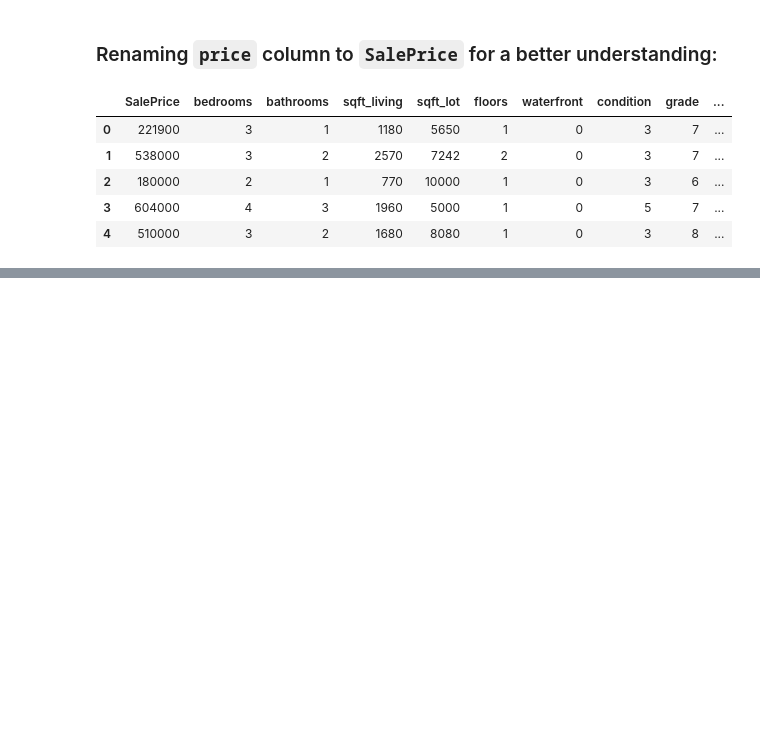
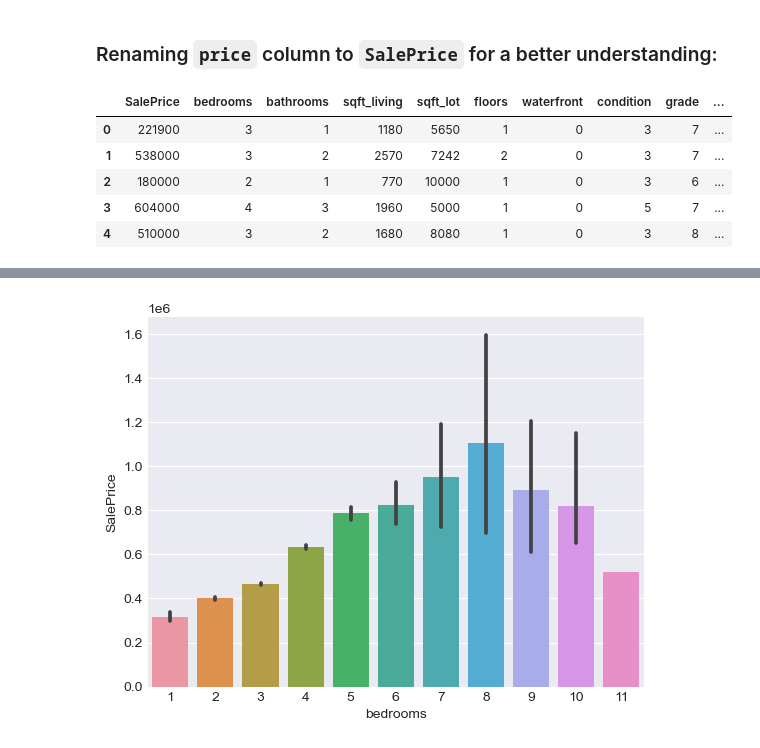
Before and after one commit to brandonbush2/Elite-Properties-Project, a Jupyter notebook: Elite Properties Group.ipynb, the cells around one changed output, grey strips where cells are left out. Drawn from its saved outputs; the diff is of its cells as text; code cells hidden in the pictures; blank space fills up the shorter version.

Commit message:
Performed additional cleaning and added data exploration

```diff
--- a/Elite Properties Group.ipynb
+++ b/Elite Properties Group.ipynb
@@ -34,7 +66,7 @@ import statsmodels.api as sm
 import pandas as pd
 import seaborn as sns
 import matplotlib.pyplot as plt
-plt.style.use('seaborn-v0_8-whitegrid')
+plt.style.use('seaborn-v0_8-darkgrid')
 
 #ignoring warnings
 import warnings
@@ -171 +242,4 @@ data.head()
+# %%
+#replacing 33 with 3
+data['bedrooms'].replace(33,3, inplace = True)
 # %% [markdown]
@@ -327,0 +406,5 @@ data.head()
+# %%
+#plotting a bar plot to visualize number of bedrooms against sale price
+sns.barplot(x = data['bedrooms'], y = data['SalePrice'], data = data);
+# %% [output]
+[figure, added]
```
Also changed, not shown: parts of 21 cells of this notebook.
